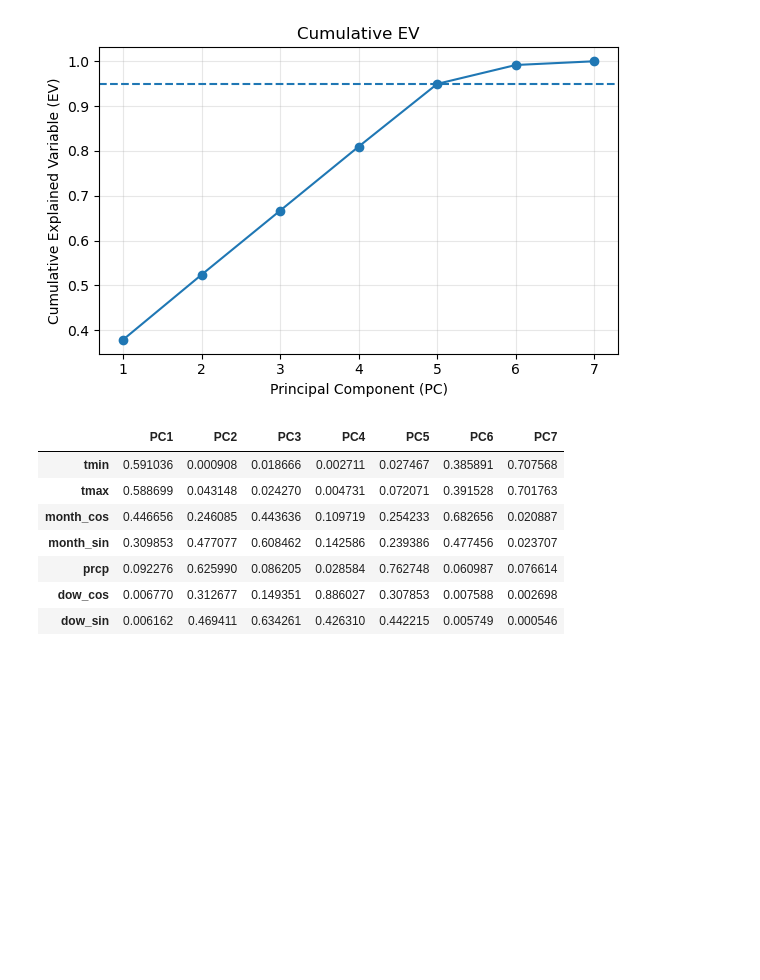
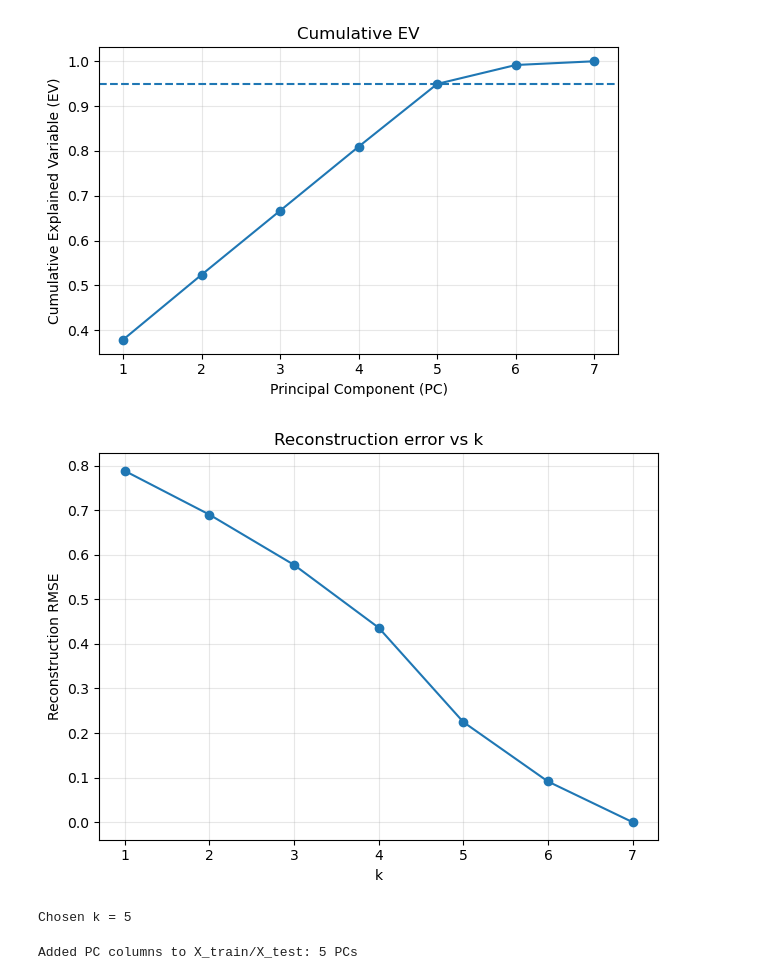
Before and after one commit to BTT-Abt-Global-1A/AI-Studio-Project, a Jupyter notebook: notebooks/milestone_2/02_PCA.ipynb, the cells around one changed output. Cells and saved outputs as stored; diff of their text form; code cells hidden in the pictures; blank space fills up the shorter version.

```diff
--- a/notebooks/milestone_2/02_PCA.ipynb
+++ b/notebooks/milestone_2/02_PCA.ipynb
@@ -182,0 +177,6 @@ pre = ColumnTransformer([
+# %%
+# Make the train/test set numeric with cycle
+X_train_num1 = make_numeric_with_cycles(X_train[num_cols])
+X_test_num1  = make_numeric_with_cycles(X_test[num_cols])
+
+print("Numeric and Cyclic Shapes -> train:", X_train_num1.shape, "| test:", X_test_num1.shape)
@@ -220,19 +224,49 @@ plt.show()
 # %% [output]
 [figure]
 # %%
-# Loadings (contribution of original numeric features to PCs)
-loadings = pd.DataFrame(
-    pca.named_steps["pca"].components_.T,
-    index=["prcp","tmax","tmin","month_sin","month_cos","dow_sin","dow_cos"],
-    columns=[f"PC{i+1}" for i in range(len(evr))]
-)
-loadings.abs().sort_values("PC1", ascending=False).head(8)
+# Define function to reconstruct error curve
+def reconstruction_rmse_curve_A(X_std, max_k=30):
+    max_k = int(min(max_k, X_std.shape[1]))
+    errs = []
+    for k in range(1, max_k+1):
+        p = PCA(n_components=k, random_state=42).fit(X_std)
+        Xhat = p.inverse_transform(p.transform(X_std))
+        rmse = np.linalg.norm(Xhat - X_std) / np.sqrt(X_std.size)
+        errs.append(rmse)
+    return np.array(errs)
-# %% [output]
-|  | PC1 | PC2 | PC3 | PC4 | PC5 | PC6 | PC7 |
-| tmin | 0.591036 | 0.000908 | 0.018666 | 0.002711 | 0.027467 | 0.385891 | 0.707568 |
-| tmax | 0.588699 | 0.043148 | 0.024270 | 0.004731 | 0.072071 | 0.391528 | 0.701763 |
-| month_cos | 0.446656 | 0.246085 | 0.443636 | 0.109719 | 0.254233 | 0.682656 | 0.020887 |
-| month_sin | 0.309853 | 0.477077 | 0.608462 | 0.142586 | 0.239386 | 0.477456 | 0.023707 |
-| prcp | 0.092276 | 0.625990 | 0.086205 | 0.028584 | 0.762748 | 0.060987 | 0.076614 |
-| dow_cos | 0.006770 | 0.312677 | 0.149351 | 0.886027 | 0.307853 | 0.007588 | 0.002698 |
-| dow_sin | 0.006162 | 0.469411 | 0.634261 | 0.426310 | 0.442215 | 0.005749 | 0.000546 |
+# %%
+# Reconstruct the error curve
+errs1 = reconstruction_rmse_curve_A(X_train_std1, max_k=min(30, X_train_std1.shape[1]))
+
+plt.figure()
+plt.plot(np.arange(1, len(errs1)+1), errs1, marker="o")
+plt.xlabel("k")
+plt.ylabel("Reconstruction RMSE")
+plt.title("Reconstruction error vs k")
+plt.grid(alpha=0.3)
+plt.tight_layout()
+plt.show()
+# %% [output]
+[figure, added]
+# %%
+# Choose k
+k1 = int(np.searchsorted(c_evr1, 0.90) + 1)
+print("Chosen k =", k1)
+# %% [output]
+Chosen k = 5
+# %%
+# Fit PCA on standardized train features
+pcaA = PCA(n_components=k1, random_state=42).fit(X_train_std1)
+
+# Trainsform train/test
+Z_train1 = pcaA.transform(X_train_std1)
+Z_test1  = pcaA.transform(scaler1.transform(X_test_num1))
+
+# Attach PC scores with an 'pc1' prefix to avoid name collisions
+for i in range(k1):
+    X_train[f"pc1{i+1}"] = Z_train1[:, i]
+    X_test[f"pc{i+1}"]   = Z_test1[:, i]
+
+print(f"Added PC columns to X_train/X_test: {k1} PCs")
+# %% [output]
+Added PC columns to X_train/X_test: 5 PCs
```
Also changed, not shown: parts of 42 cells of this notebook.
